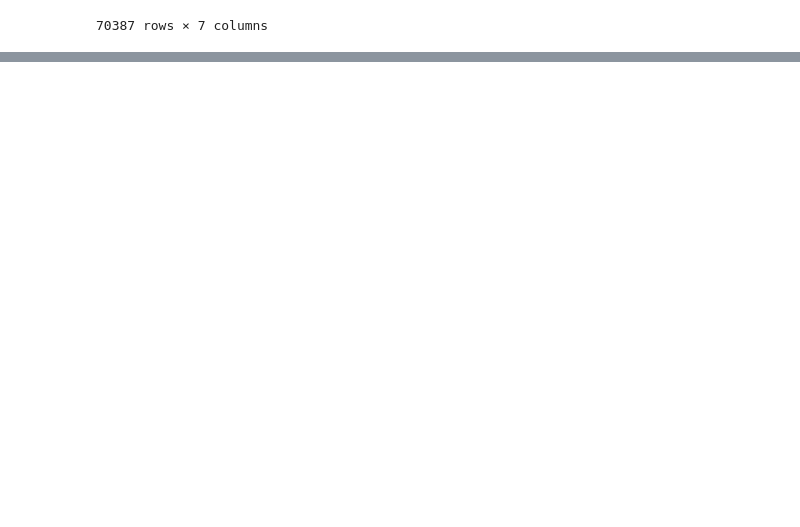
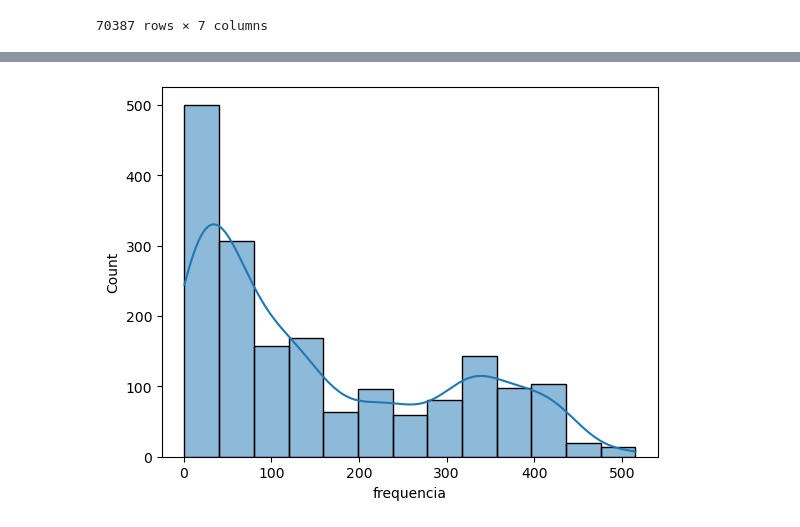
Before and after one commit to diullio/final_project_ada, a Jupyter notebook: final_project.ipynb, the cells around one changed output, grey strips where cells are left out. Cells and saved outputs as stored; diff of their text form; code cells hidden in the pictures; blank space fills up the shorter version.

```diff
--- a/final_project.ipynb
+++ b/final_project.ipynb
@@ -243,0 +434,5 @@ df
+# %%
+sns.histplot(data=df, x='frequencia', kde=True )
+plt.show()
+# %% [output]
+[figure, added]
```
Also changed, not shown: parts of 63 cells of this notebook.
